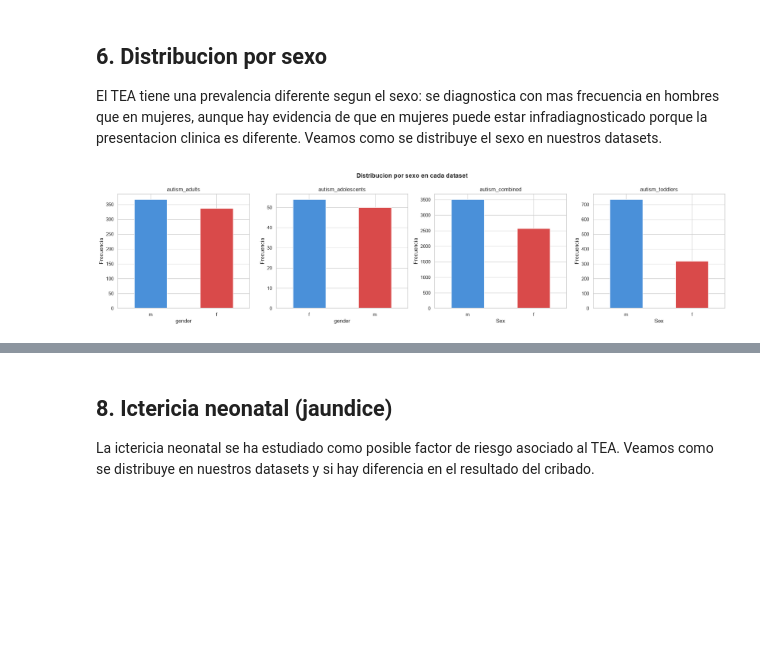
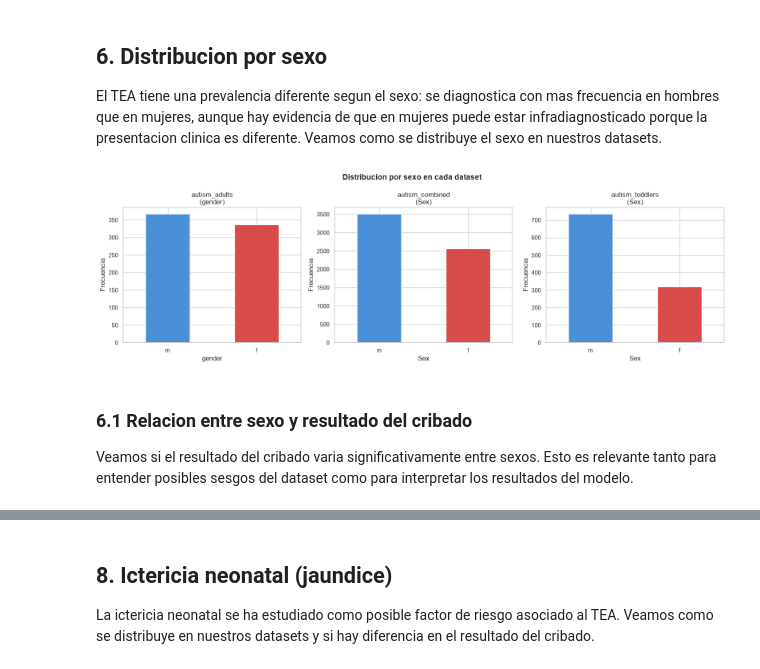
Before and after one commit to adrianaarang/tesTEA, a Jupyter notebook: notebooks/01_eda.ipynb, the cells around one changed output, grey strips where cells are left out. Saved outputs shown, nothing was run; the diff lists cells and outputs as text; code cells hidden in the pictures; blank space fills up the shorter version.

```diff
--- a/notebooks/01_eda.ipynb
+++ b/notebooks/01_eda.ipynb
@@ -451,24 +397,35 @@ frecuencia en hombres que en mujeres, aunque hay evidencia de que en mujeres
 puede estar infradiagnosticado porque la presentacion clinica es diferente.
 Veamos como se distribuye el sexo en nuestros datasets.
 # %%
-fig, axes = plt.subplots(1, 4, figsize=(20, 5))
+fig, axes = plt.subplots(1, 3, figsize=(16, 5))
 
-sex_config = [
-    (autism_adults, "gender", "autism_adults", axes[0]),
-    (autism_adolescents, "gender", "autism_adolescents", axes[1]),
-    (autism_combined, "Sex", "autism_combined", axes[2]),
-    (autism_toddlers, "Sex", "autism_toddlers", axes[3]),
-]
+# autism_adults
+autism_adults["gender"].value_counts().plot(kind="bar", ax=axes[0], color=["#4a90d9", "#d94a4a"])
+axes[0].set_title("autism_adults\n(gender)")
+axes[0].set_ylabel("Frecuencia")
+axes[0].tick_params(axis="x", rotation=0)
 
-for data, sex_col, nombre, ax in sex_config:
-    data[sex_col].value_counts().plot(kind="bar", ax=ax, color=["#4a90d9", "#d94a4a"])
-    ax.set_title(nombre)
-    ax.set_ylabel("Frecuencia")
-    ax.tick_params(axis="x", rotation=0)
+# autism_combined
+autism_combined["Sex"].value_counts().plot(kind="bar", ax=axes[1], color=["#4a90d9", "#d94a4a"])
+axes[1].set_title("autism_combined\n(Sex)")
+axes[1].set_ylabel("Frecuencia")
+axes[1].tick_params(axis="x", rotation=0)
+
+# autism_toddlers
+autism_toddlers["Sex"].value_counts().plot(kind="bar", ax=axes[2], color=["#4a90d9", "#d94a4a"])
+axes[2].set_title("autism_toddlers\n(Sex)")
+axes[2].set_ylabel("Frecuencia")
+axes[2].tick_params(axis="x", rotation=0)
 
 plt.suptitle("Distribucion por sexo en cada dataset", fontsize=14, fontweight="bold")
 plt.tight_layout()
 plt.savefig("../docs/assets/img/distribucion_sexo.png", dpi=150, bbox_inches="tight")
 plt.show()
 # %% [output]
-[figure, old version]
+[figure, new version]
+# %% [markdown]
+### 6.1 Relacion entre sexo y resultado del cribado
+
+Veamos si el resultado del cribado varia significativamente entre sexos.
+Esto es relevante tanto para entender posibles sesgos del dataset como
+para interpretar los resultados del modelo.
```
Also changed, not shown: parts of 47 cells of this notebook, 2 other files.
